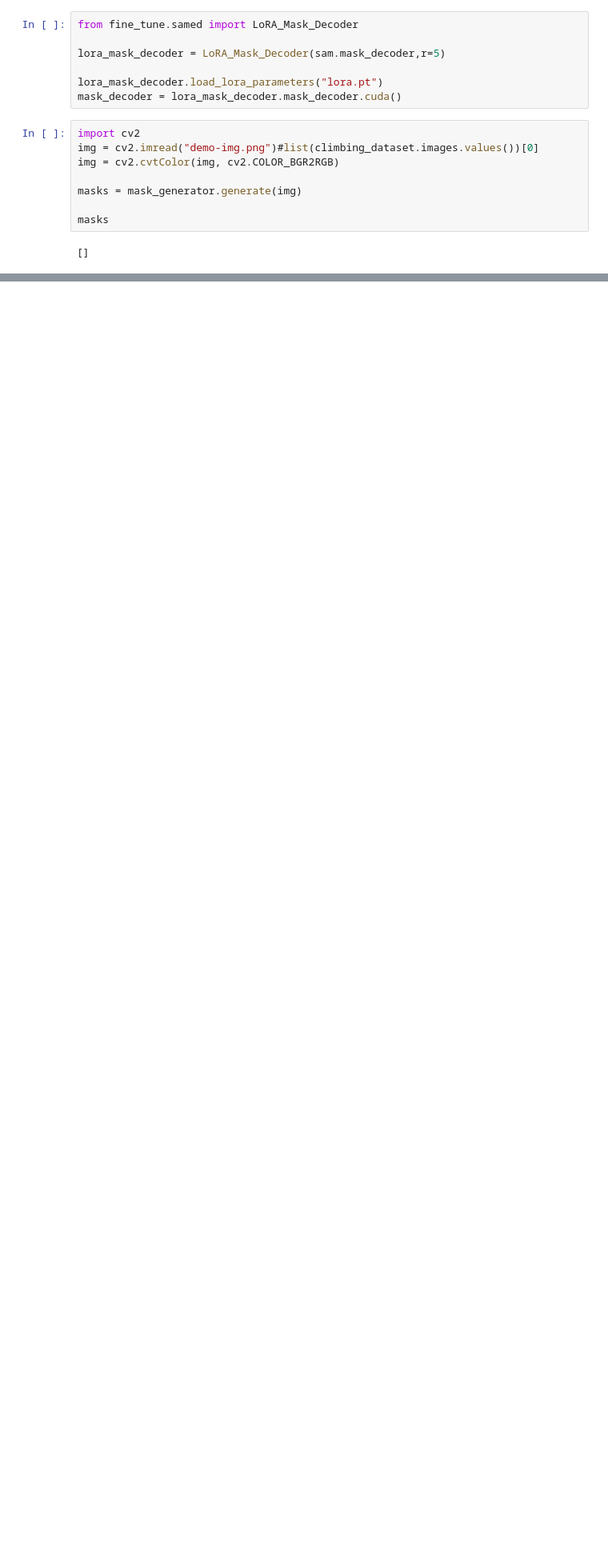
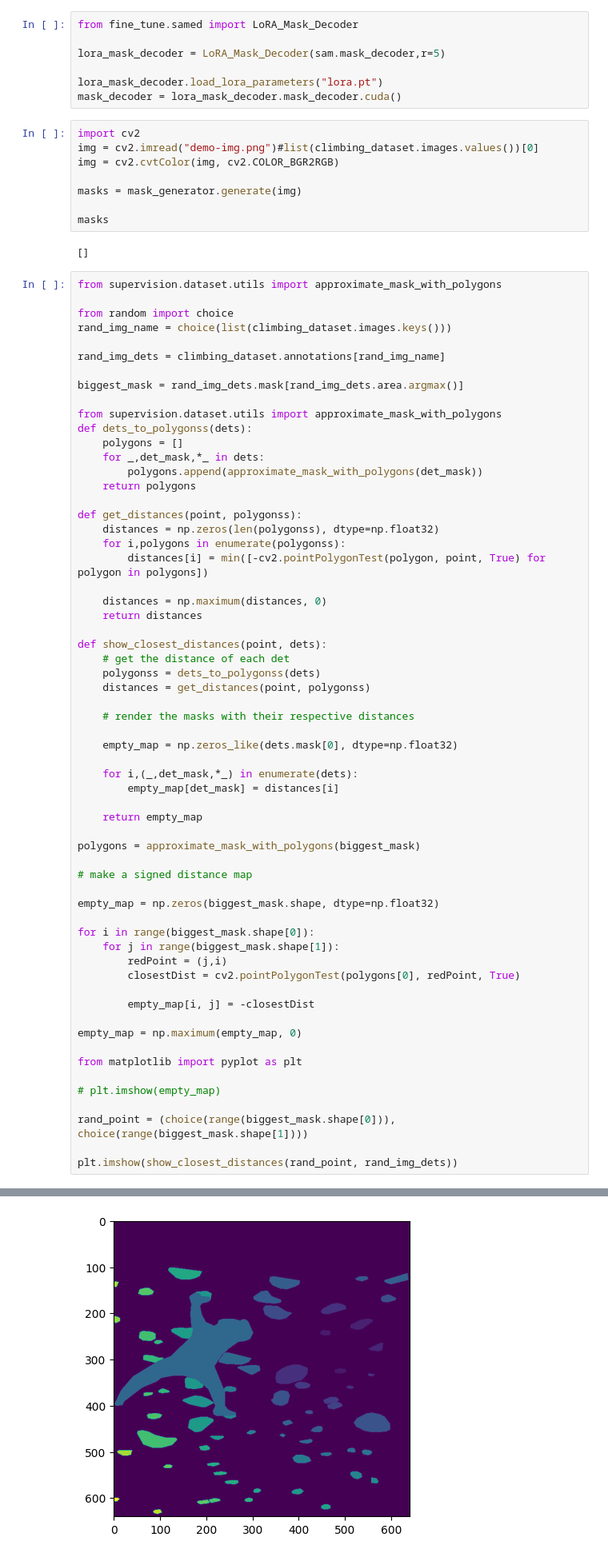
Before and after one commit to andrew-healey/sam-fine-tuning, a Jupyter notebook: ft-train.test.ipynb, the cells around one changed output, grey strips where cells are left out. Shown at 80% size. Drawn from its saved outputs; the diff is of its cells as text; blank space fills up the shorter version.

```diff
--- a/ft-train.test.ipynb
+++ b/ft-train.test.ipynb
@@ -338,3 +368,65 @@ masks = mask_generator.generate(img)
 masks
 # %% [output]
 []
+# %%
+from supervision.dataset.utils import approximate_mask_with_polygons
+
+from random import choice
+rand_img_name = choice(list(climbing_dataset.images.keys()))
+
+rand_img_dets = climbing_dataset.annotations[rand_img_name]
+
+biggest_mask = rand_img_dets.mask[rand_img_dets.area.argmax()]
+
+from supervision.dataset.utils import approximate_mask_with_polygons
+def dets_to_polygonss(dets):
+    polygons = []
+    for _,det_mask,*_ in dets:
+        polygons.append(approximate_mask_with_polygons(det_mask))
+    return polygons
+
+def get_distances(point, polygonss):
+    distances = np.zeros(len(polygonss), dtype=np.float32)
+    for i,polygons in enumerate(polygonss):
+        distances[i] = min([-cv2.pointPolygonTest(polygon, point, True) for polygon in polygons])
+
+    distances = np.maximum(distances, 0)
+    return distances
+
+def show_closest_distances(point, dets):
+    # get the distance of each det
+    polygonss = dets_to_polygonss(dets)
+    distances = get_distances(point, polygonss)
+
+    # render the masks with their respective distances
+
+    empty_map = np.zeros_like(dets.mask[0], dtype=np.float32)
+
+    for i,(_,det_mask,*_) in enumerate(dets):
+        empty_map[det_mask] = distances[i]
+
+    return empty_map
+
+polygons = approximate_mask_with_polygons(biggest_mask)
+
+# make a signed distance map
+
+empty_map = np.zeros(biggest_mask.shape, dtype=np.float32)
+
+for i in range(biggest_mask.shape[0]):
+    for j in range(biggest_mask.shape[1]):
+        redPoint = (j,i)
+        closestDist = cv2.pointPolygonTest(polygons[0], redPoint, True)
+
+        empty_map[i, j] = -closestDist
+
+empty_map = np.maximum(empty_map, 0)
+
+from matplotlib import pyplot as plt
+
+# plt.imshow(empty_map)
+
+rand_point = (choice(range(biggest_mask.shape[0])), choice(range(biggest_mask.shape[1])))
+
+plt.imshow(show_closest_distances(rand_point, rand_img_dets))
+# %% [output]
@@ -340,0 +434 @@ masks
+[figure, added]
```
Also changed, not shown: parts of 11 cells of this notebook, 1 other file.
